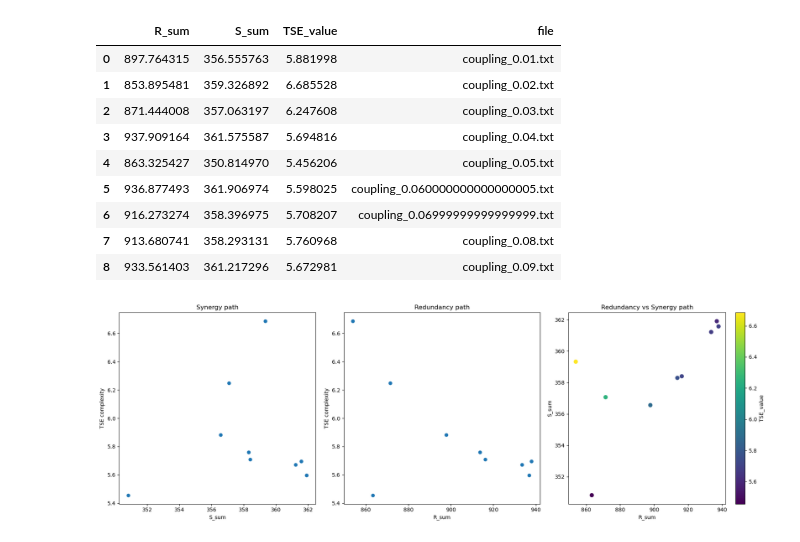
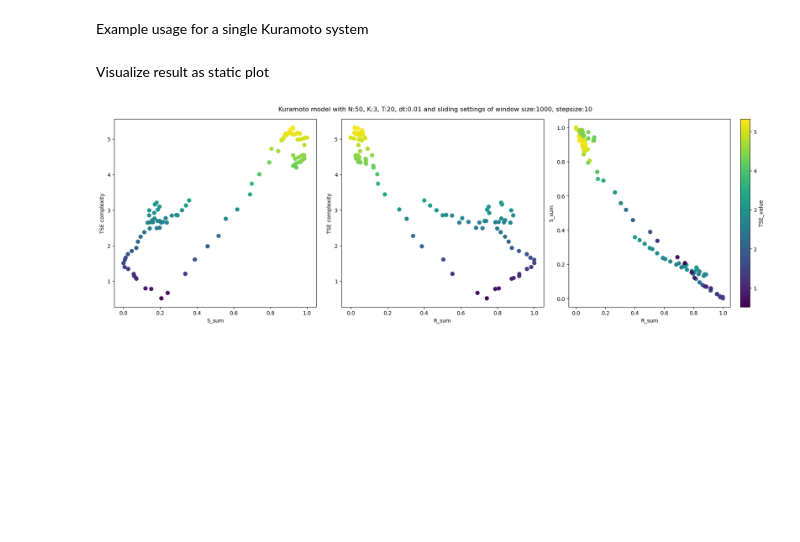
Before and after one commit to cyrilrommens/PhD_1, a Jupyter notebook: TSE_oscillator.ipynb, the cells around one changed output. Drawn from its saved outputs; the diff is of its cells as text; code cells hidden in the pictures; blank space fills up the shorter version.

```diff
--- a/TSE_oscillator.ipynb
+++ b/TSE_oscillator.ipynb
@@ -256,13 +197,2 @@ df_oscillators = interactions_values_relative(folder_path, dimension_max, dimens
-# %%
-df_oscillators
-# %% [output]
-|  | R_sum | S_sum | TSE_value | file |
-| 0 | 897.764315 | 356.555763 | 5.881998 | coupling_0.01.txt |
-| 1 | 853.895481 | 359.326892 | 6.685528 | coupling_0.02.txt |
-| 2 | 871.444008 | 357.063197 | 6.247608 | coupling_0.03.txt |
-| 3 | 937.909164 | 361.575587 | 5.694816 | coupling_0.04.txt |
-| 4 | 863.325427 | 350.814970 | 5.456206 | coupling_0.05.txt |
-| 5 | 936.877493 | 361.906974 | 5.598025 | coupling_0.060000000000000005.txt |
-| 6 | 916.273274 | 358.396975 | 5.708207 | coupling_0.06999999999999999.txt |
-| 7 | 913.680741 | 358.293131 | 5.760968 | coupling_0.08.txt |
-| 8 | 933.561403 | 361.217296 | 5.672981 | coupling_0.09.txt |
+# %% [markdown]
+Example usage for a single Kuramoto system
@@ -269,33 +219,38 @@ df_oscillators
+# %% [markdown]
+Visualize result as static plot
 # %%
 # Create a figure with 1 row and 3 columns for subplots
 df = df_oscillators
 plt.figure(figsize=(18, 6))
 
 # First subplot for Synergy path
-plt.subplot(1, 3, 1)  # (rows, columns, index)
-plt.scatter(df['S_sum'], df['TSE_value'])
+plt.subplot(1, 3, 1)
+plt.scatter(df['S_sum'], df['TSE_value'], c=df['TSE_value'], cmap='viridis', s=50)
+# for i, (x, y) in enumerate(zip(df['S_sum'], df['TSE_value']), 1):
+#    plt.text(x, y, f'c{i}', fontsize=12, ha='right')
 plt.xlabel('S_sum')
 plt.ylabel('TSE complexity')
-plt.title('Synergy path')
 
 # Second subplot for Redundancy path
 plt.subplot(1, 3, 2)
-plt.scatter(df['R_sum'], df['TSE_value'])
+plt.scatter(df['R_sum'], df['TSE_value'], c=df['TSE_value'], cmap='viridis', s=50)
+#for i, (x, y) in enumerate(zip(df['R_sum'], df['TSE_value']), 1):
+#    plt.text(x, y, f'c{i}', fontsize=12, ha='right')
 plt.xlabel('R_sum')
 plt.ylabel('TSE complexity')
-plt.title('Redundancy path')
 
 # Third subplot for Redundancy vs Synergy path
 plt.subplot(1, 3, 3)
 plt.scatter(df['R_sum'], df['S_sum'], c=df['TSE_value'], cmap='viridis', s=50)
+#for i, (x, y) in enumerate(zip(df['R_sum'], df['S_sum']), 1):
+#    plt.text(x, y, f'c{i}', fontsize=12, ha='right')
 plt.colorbar(label='TSE_value')
 plt.xlabel('R_sum')
 plt.ylabel('S_sum')
-plt.title('Redundancy vs Synergy path')
 
 # Adjust layout to avoid overlap and display the plot
-#plt.suptitle(f'TSE dependence on R and S for windowsize:{window_size} and stepsize:{window_step} with maxD:{dimension_max} and totD:{dimension_tot}')
+plt.suptitle(f'Kuramoto model with N:{N}, K:{K}, T:{T}, dt:{dt} and sliding settings of window size:{window_size}, stepsize:{window_step}')
 plt.tight_layout()
 plt.show()
 # %% [output]
-[figure, old version]
+[figure, new version]
```
Also changed, not shown: parts of 18 cells of this notebook, 31 other files.
